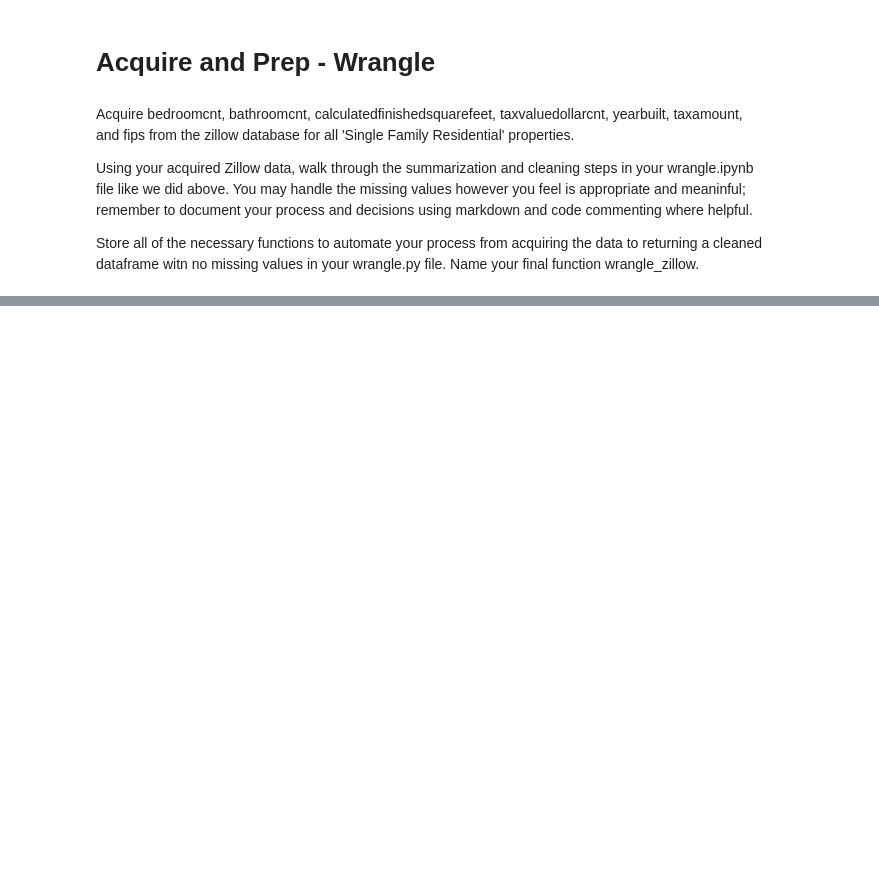
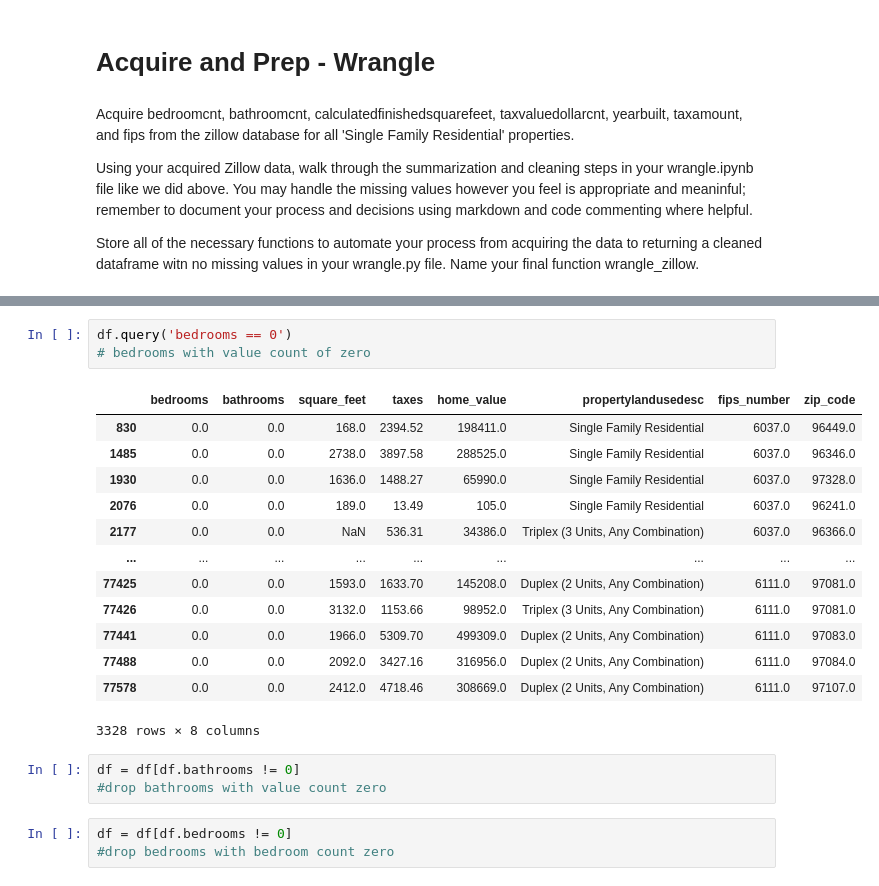
Before and after one commit to KristineCabanela/regression-exercises, a Jupyter notebook: wrangle.ipynb, the cells around one changed output, grey strips where cells are left out. Drawn from its saved outputs; the diff is of its cells as text; blank space fills up the shorter version.

```diff
--- a/wrangle.ipynb
+++ b/wrangle.ipynb
@@ -52,0 +177,23 @@ AttributeError: 'function' object has no attribute 'head'
+# %%
+df.query('bedrooms == 0')
+# bedrooms with value count of zero
+# %% [output]
+|  | bedrooms | bathrooms | square_feet | taxes | home_value | propertylandusedesc | fips_number | zip_code |
+| 830 | 0.0 | 0.0 | 168.0 | 2394.52 | 198411.0 | Single Family Residential | 6037.0 | 96449.0 |
+| 1485 | 0.0 | 0.0 | 2738.0 | 3897.58 | 288525.0 | Single Family Residential | 6037.0 | 96346.0 |
+| 1930 | 0.0 | 0.0 | 1636.0 | 1488.27 | 65990.0 | Single Family Residential | 6037.0 | 97328.0 |
+| 2076 | 0.0 | 0.0 | 189.0 | 13.49 | 105.0 | Single Family Residential | 6037.0 | 96241.0 |
+| 2177 | 0.0 | 0.0 | NaN | 536.31 | 34386.0 | Triplex (3 Units, Any Combination) | 6037.0 | 96366.0 |
+| ... | ... | ... | ... | ... | ... | ... | ... | ... |
+| 77425 | 0.0 | 0.0 | 1593.0 | 1633.70 | 145208.0 | Duplex (2 Units, Any Combination) | 6111.0 | 97081.0 |
+| 77426 | 0.0 | 0.0 | 3132.0 | 1153.66 | 98952.0 | Triplex (3 Units, Any Combination) | 6111.0 | 97081.0 |
+| 77441 | 0.0 | 0.0 | 1966.0 | 5309.70 | 499309.0 | Duplex (2 Units, Any Combination) | 6111.0 | 97083.0 |
+| 77488 | 0.0 | 0.0 | 2092.0 | 3427.16 | 316956.0 | Duplex (2 Units, Any Combination) | 6111.0 | 97084.0 |
+| 77578 | 0.0 | 0.0 | 2412.0 | 4718.46 | 308669.0 | Duplex (2 Units, Any Combination) | 6111.0 | 97107.0 |
+3328 rows × 8 columns
+# %%
+df = df[df.bathrooms != 0]
+#drop bathrooms with value count zero
+# %%
+df = df[df.bedrooms != 0]
+#drop bedrooms with bedroom count zero
```
Also changed, not shown: parts of 20 cells of this notebook.
